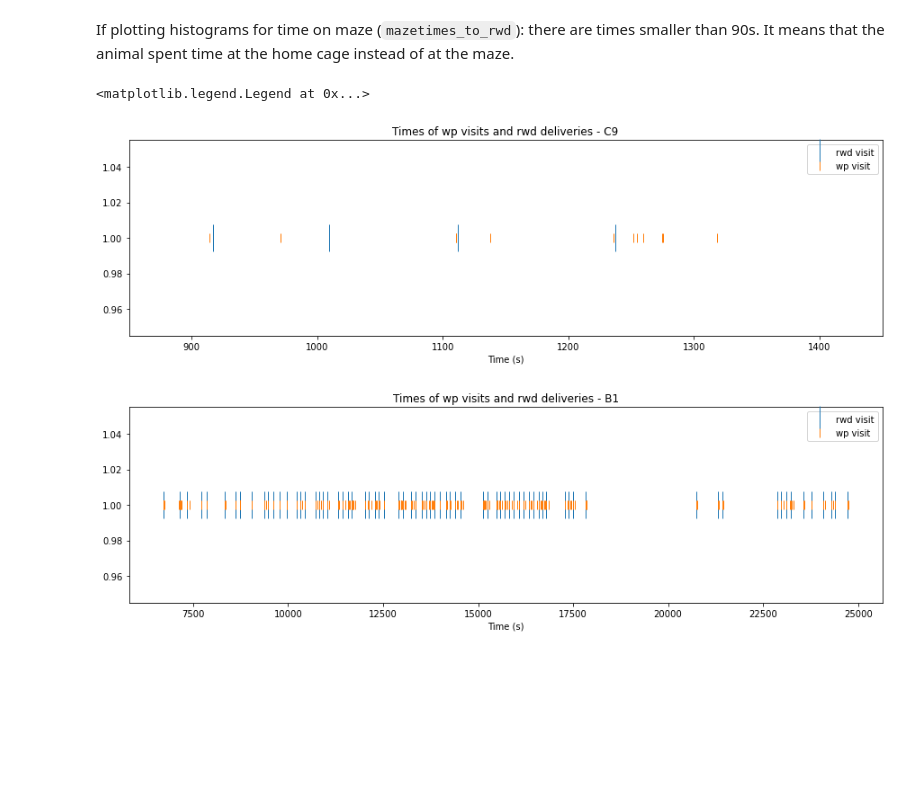
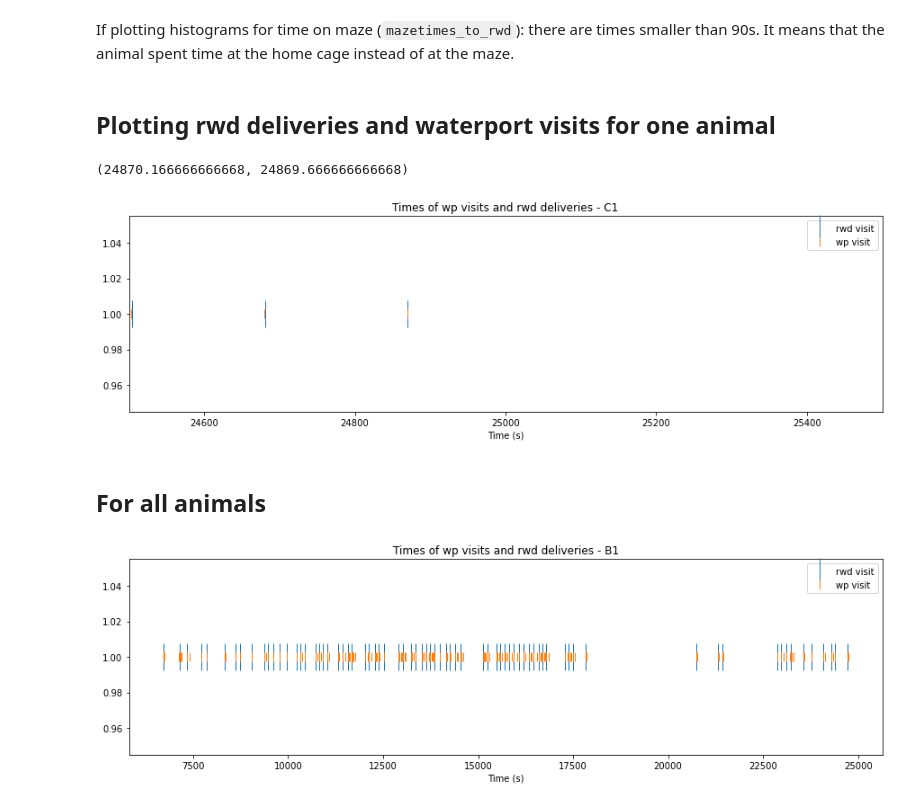
Before and after one commit to umeshksingla/MouseMazeHierRL, a Jupyter notebook: inter_rwd-or-waterport_intervals.ipynb, the cells around one changed output. Drawn from its saved outputs; the diff is of its cells as text; code cells hidden in the pictures; blank space fills up the shorter version.

```diff
--- a/inter_rwd-or-waterport_intervals.ipynb
+++ b/inter_rwd-or-waterport_intervals.ipynb
@@ -262,25 +262,30 @@ for nickname in RewNames:
 [figure]
 # %% [markdown]
 If plotting histograms for time on maze (`mazetimes_to_rwd`): there are times smaller than 90s. It means that the animal spent time at the home cage instead of at the maze.
+# %% [markdown]
+## Plotting rwd deliveries and waterport visits for one animal
 # %%
-nickname = "C9"
+nickname = "C1"
 tf=LoadTraj(nickname+'-tf')
 
-times_to_waterport_visits, times_to_rwd = utils.get_wp_visit_times_and_rwd_times(tf)
+times_to_waterport_visits, times_to_rwd = get_wp_visit_times_and_rwd_times(tf)
 
-init_time=850
-time_window=600
+init_time=24500
+time_window=1000
 
 figure(figsize=(15,4))
 plt.plot(times_to_rwd, ones(len(times_to_rwd)), '|', markersize=30, label='rwd visit')
 plt.plot(times_to_waterport_visits, ones(len(times_to_waterport_visits)), '|', markersize=10, label='wp visit')
-xlim(init_time, init_time+time_window)
-title("Times of wp visits and rwd deliveries - %s" % nickname)
-xlabel("Time (s)")
+plt.xlim(init_time, init_time+time_window)
+plt.title("Times of wp visits and rwd deliveries - %s" % nickname)
+plt.xlabel("Time (s)")
 legend()
+times_to_rwd[-1], times_to_waterport_visits[-1]
 # %% [output]
-<matplotlib.legend.Legend at 0x...>
+(24870.166666666668, 24869.666666666668)
-[figure, old version]
+[figure, new version]
+# %% [markdown]
+## For all animals
 # %%
 for nickname in RewNames:
 # for nickname in AllNames:  # there is some error, gotta check later
```
Also changed, not shown: parts of 16 cells of this notebook, 2 other files.
